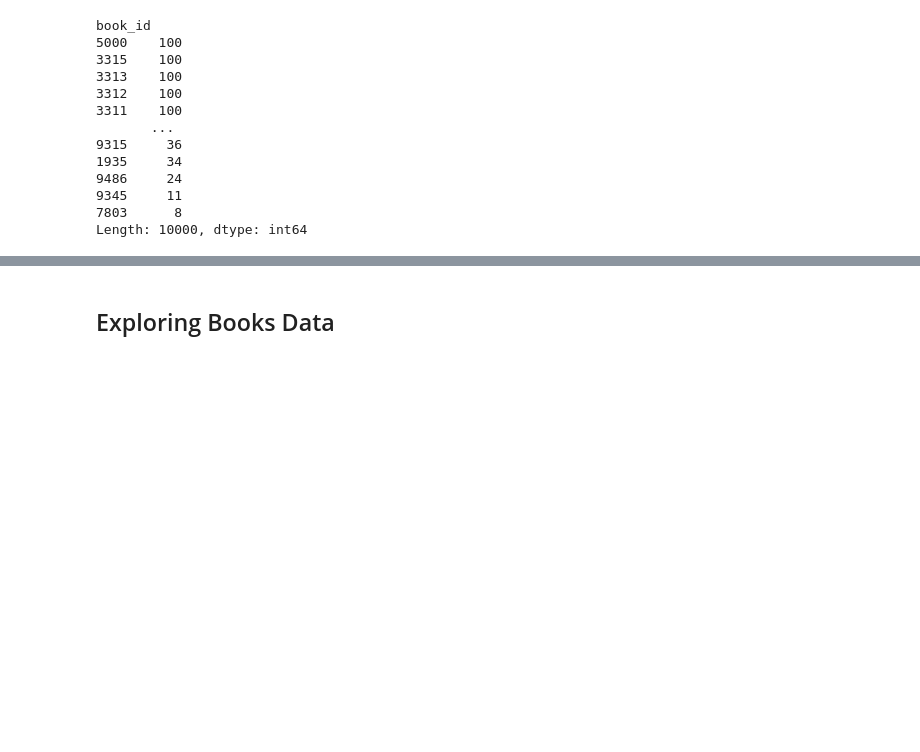
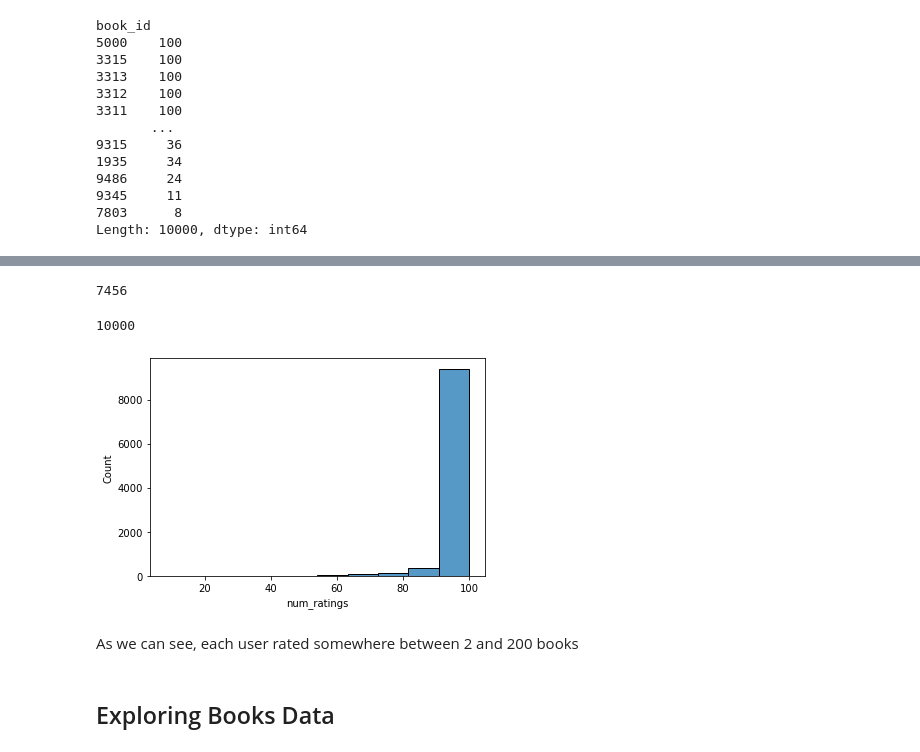
Before and after one commit to gcolson11/Capstone_Books, a Jupyter notebook: Notebooks/Data_Wrangling_and_EDA.ipynb, the cells around one changed output, grey strips where cells are left out. Drawn from its saved outputs; the diff is of its cells as text; code cells hidden in the pictures; blank space fills up the shorter version.

```diff
--- a/Notebooks/Data_Wrangling_and_EDA.ipynb
+++ b/Notebooks/Data_Wrangling_and_EDA.ipynb
@@ -87,3 +107,5 @@ book_id
 9345     11
 7803      8
 Length: 10000, dtype: int64
+# %%
+temp_df2 = ratings.value_counts('book_id').rename_axis('book_id').reset_index(name='num_ratings')
@@ -90,3 +121,17 @@ Length: 10000, dtype: int64
+# %%
+len(temp_df2.loc[temp_df2['num_ratings'] == 100])
+# %% [output]
+7456
+# %%
+len(temp_df2)
+# %% [output]
+10000
+# %%
+_ = sns.histplot(x='num_ratings', data=temp_df2, bins=10)
+# %% [output]
+[figure, added]
+# %% [markdown]
+As we can see, each user rated somewhere between 2 and 200 books
 # %% [markdown]
 ## Exploring Books Data
 # %% [markdown]
```
Also changed, not shown: parts of 19 cells of this notebook.
